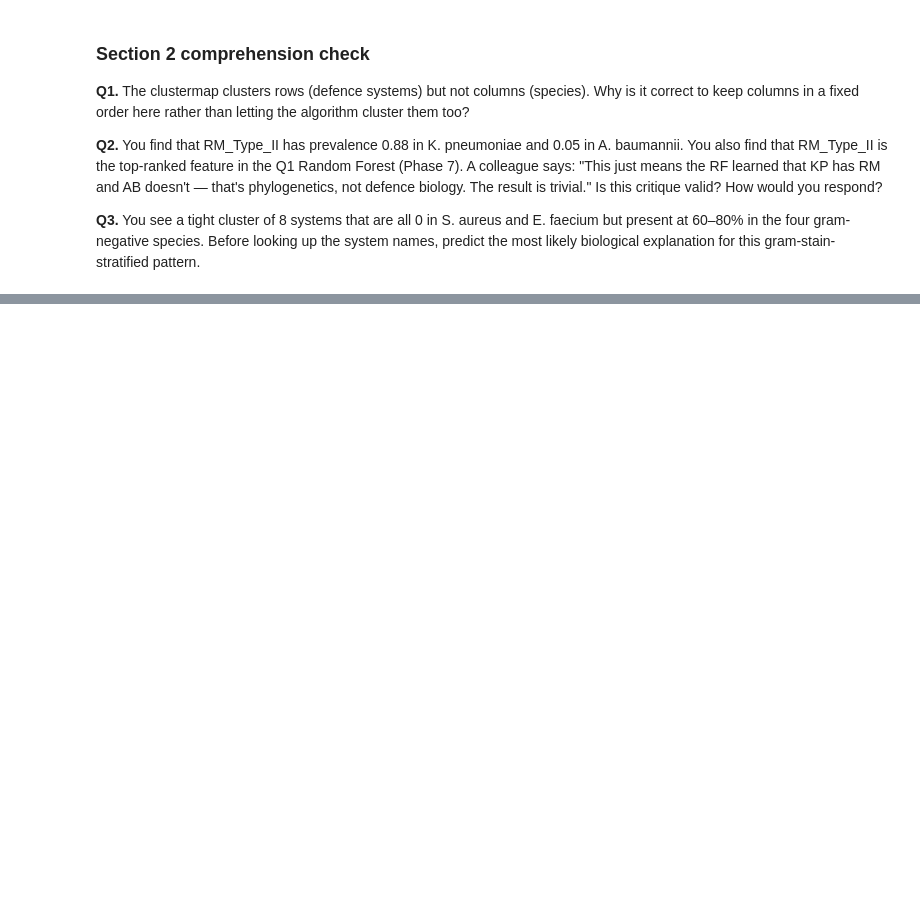
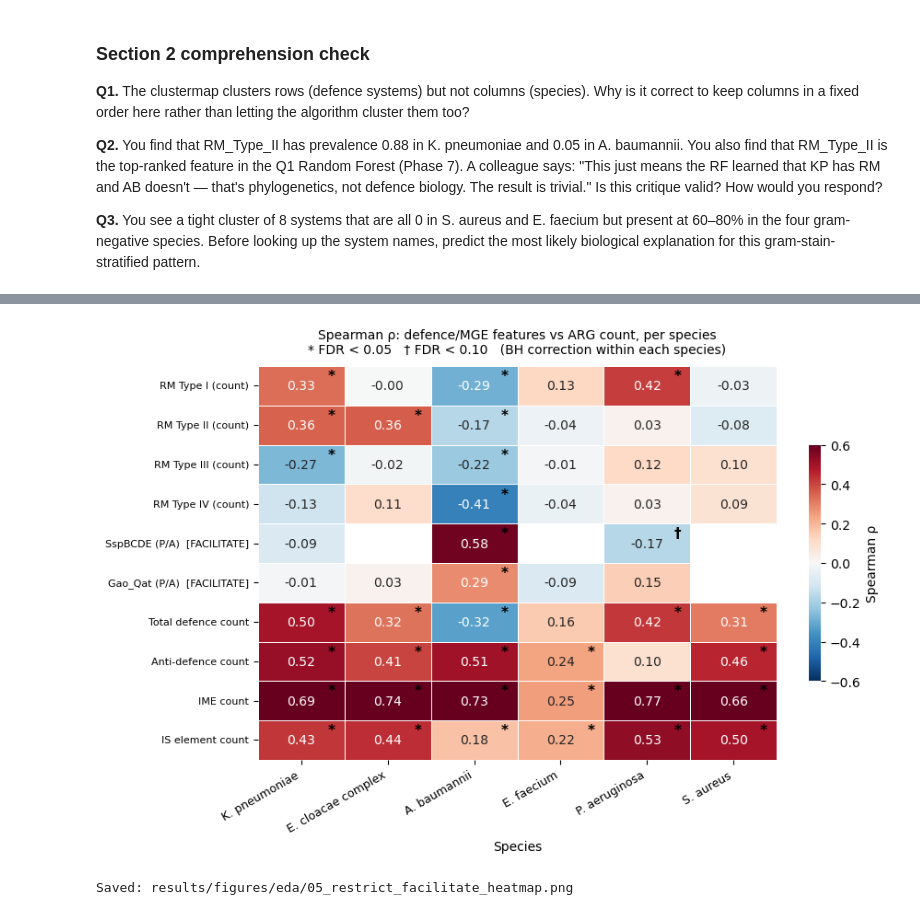
Before and after one commit to vikos77/eskape-defence-ml, a Jupyter notebook: notebooks/01_eda.ipynb, the cells around one changed output, grey strips where cells are left out. Saved outputs shown, nothing was run; the diff lists cells and outputs as text; code cells hidden in the pictures; blank space fills up the shorter version.

```diff
--- a/notebooks/01_eda.ipynb
+++ b/notebooks/01_eda.ipynb
@@ -498,0 +627,70 @@ this gram-stain-stratified pattern.
+# %%
+# ── Correlation heatmap: all tested variables × all species ──────────────────
+pivot_rho = corr_df.pivot(index="variable", columns="species", values="rho")
+pivot_sig = corr_df.pivot(index="variable", columns="species", values="sig")
+
+# Reorder columns to SPECIES_ORDER
+sp_labels_ordered = [SPECIES_LABELS[s] for s in SPECIES_ORDER]
+pivot_rho = pivot_rho[sp_labels_ordered]
+pivot_sig = pivot_sig[sp_labels_ordered]
+
+# Row order: RM restrict → facilitate → summary
+var_order = [v for v in RESTRICT_VARS + FACILITATE_VARS + SUMMARY_VARS_CORR
+             if v in pivot_rho.index]
+pivot_rho = pivot_rho.loc[var_order]
+pivot_sig = pivot_sig.loc[var_order]
+
+# Clean up row labels
+row_labels = {
+    "dc_RM_Type_I":        "RM Type I (count)",
+    "dc_RM_Type_II":       "RM Type II (count)",
+    "dc_RM_Type_III":      "RM Type III (count)",
+    "dc_RM_Type_IV":       "RM Type IV (count)",
+    "dp_SspBCDE":          "SspBCDE (P/A)  [FACILITATE]",
+    "dp_Gao_Qat":          "Gao_Qat (P/A)  [FACILITATE]",
+    "defence_system_count":"Total defence count",
+    "adef_system_count":   "Anti-defence count",
+    "ime_count_unique":    "IME count",
+    "is_count_total":      "IS element count",
+}
+pivot_rho.index = [row_labels.get(v, v) for v in pivot_rho.index]
+pivot_sig.index = pivot_rho.index
+
+fig, ax = plt.subplots(figsize=(9, 6))
+sns.heatmap(
+    pivot_rho,
+    ax=ax,
+    cmap="RdBu_r",
+    center=0,
+    vmin=-0.6, vmax=0.6,
+    annot=pivot_rho.round(2),
+    fmt=".2f",
+    linewidths=0.5,
+    linecolor="white",
+    cbar_kws={"label": "Spearman ρ", "shrink": 0.6},
+)
+
+# Overlay significance stars
+for row_i, row_name in enumerate(pivot_rho.index):
+    for col_i, col_name in enumerate(pivot_rho.columns):
+        sig = pivot_sig.loc[row_name, col_name]
+        if sig:
+            ax.text(col_i + 0.85, row_i + 0.25, sig,
+                    ha="center", va="center", fontsize=11, color="black", weight="bold")
+
+ax.set_title(
+    "Spearman ρ: defence/MGE features vs ARG count, per species\n"
+    "* FDR < 0.05   † FDR < 0.10   (BH correction within each species)",
+    fontsize=10, pad=10,
+)
+ax.set_xlabel("Species", fontsize=10)
+ax.set_ylabel("")
+ax.set_xticklabels(ax.get_xticklabels(), rotation=30, ha="right", fontsize=9)
+ax.set_yticklabels(ax.get_yticklabels(), fontsize=8)
+plt.tight_layout()
+plt.savefig(FIG_DIR / "05_restrict_facilitate_heatmap.png", dpi=150, bbox_inches="tight")
+plt.show()
+print("Saved: results/figures/eda/05_restrict_facilitate_heatmap.png")
+# %% [output]
+[figure, added]
+Saved: results/figures/eda/05_restrict_facilitate_heatmap.png
```
Also changed, not shown: parts of 5 cells of this notebook, 3 other files.
